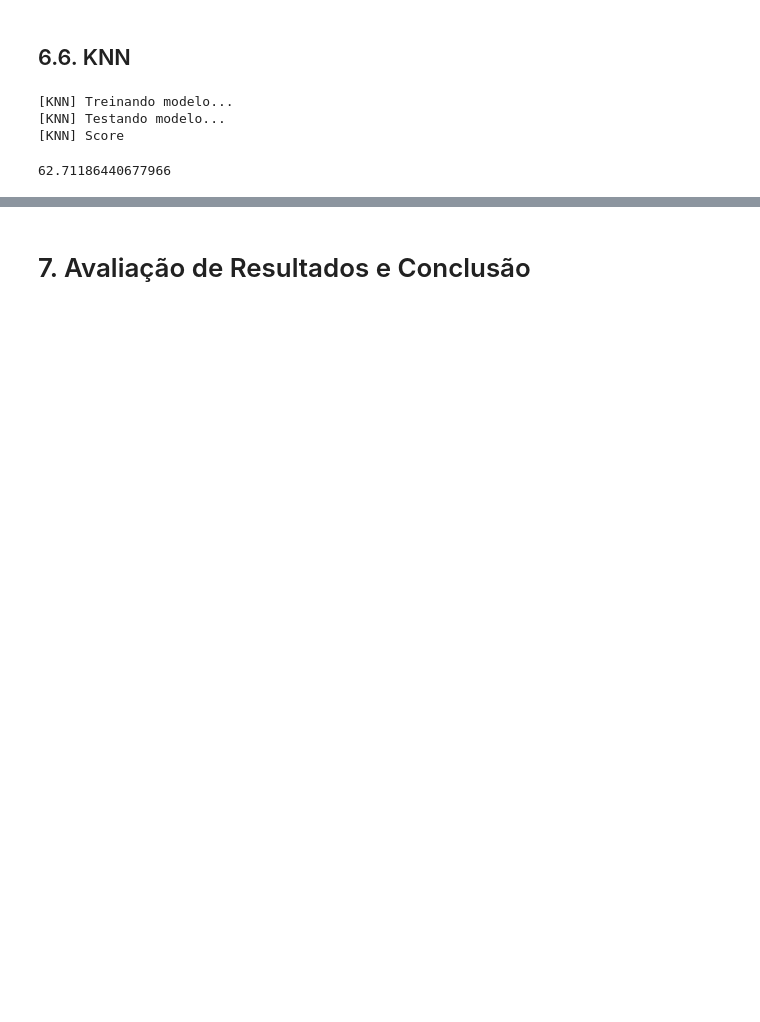
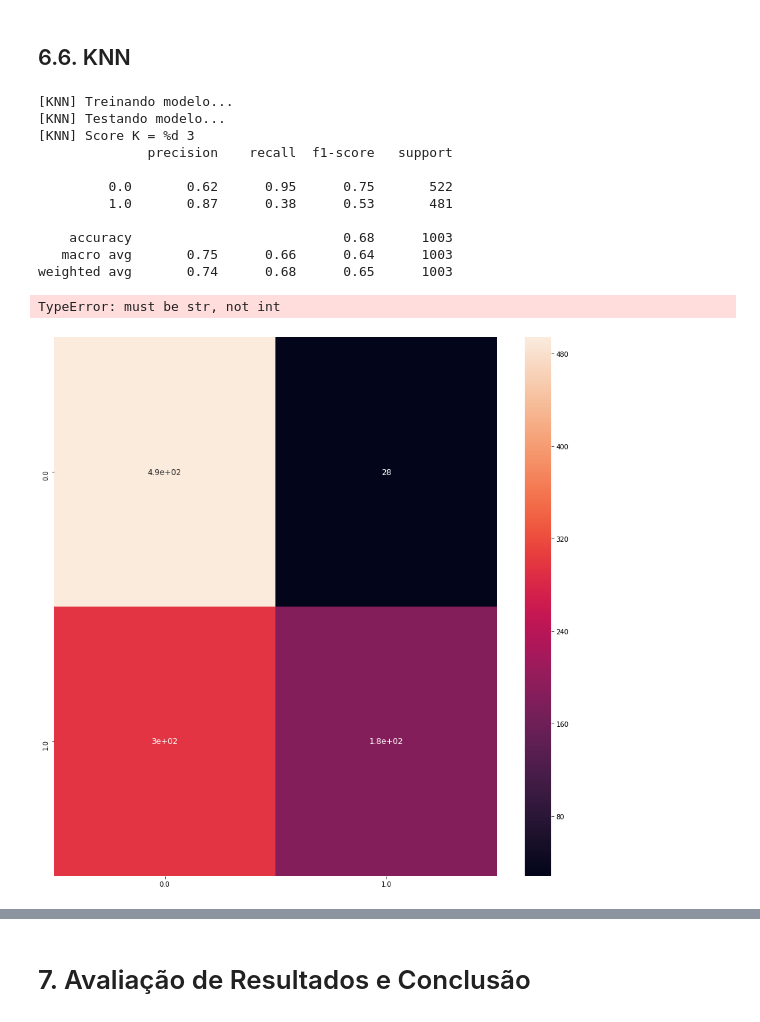
Before and after one commit to EdvarFilho/TrabalhoAprendizagemDeMaquina, a Jupyter notebook: Analisador de Fake News.ipynb, the cells around one changed output, grey strips where cells are left out. Drawn from its saved outputs; the diff is of its cells as text; code cells hidden in the pictures; blank space fills up the shorter version.

```diff
--- a/Analisador de Fake News.ipynb
+++ b/Analisador de Fake News.ipynb
@@ -531,14 +529,38 @@ sb.heatmap(cm_df, annot=True, annot_kws={"size": 12})
 # %% [markdown]
 ## 6.6. KNN
-# %%
-y_pred = predictKNN(x_train, y_train, x_test, 5, distance_euclidian)
-print("[KNN] Score")
-acc(y_test, y_pred)
-# %% [output]
-[KNN] Treinando modelo...
-[KNN] Testando modelo...
-[KNN] Score
-62.71186440677966
+# %%
+lista_k = [3,5,7,9]
+list_accs = []
+classification = []
+
+for k in lista_k:
+    y_pred = predictKNN(x_train, y_train, x_test, k, distance_euclidian)
+    print("[KNN] Score K = %d", k)
+    #print(acc(y_test, y_pred))
+    list_accs.append(acc(y_test, y_pred))
+    print(classification_report(y_test, y_pred))
+    classification.append(classification_report(y_test, y_pred))
+
+    cm = confusion_matrix(y_test, y_pred)
+    cm_df = pd.DataFrame(cm, index = np.unique(y_test), columns = np.unique(y_test))
+
+    plt.figure(figsize=(15,15))
+    sb.heatmap(cm_df, annot=True, annot_kws={"size": 12})
+    plt.savefig('KNN' + k + '.png')
+# %% [output]
+[KNN] Treinando modelo...
+[KNN] Testando modelo...
+[KNN] Score K = %d 3
+              precision    recall  f1-score   support
+
+         0.0       0.62      0.95      0.75       522
+         1.0       0.87      0.38      0.53       481
+
+    accuracy                           0.68      1003
+   macro avg       0.75      0.66      0.64      1003
+weighted avg       0.74      0.68      0.65      1003
+TypeError: must be str, not int
+[figure, added]
 # %%
 print(classification_report(y_test, y_pred))
 # %% [output]
```
Also changed, not shown: parts of 24 cells of this notebook, 10 other files.
